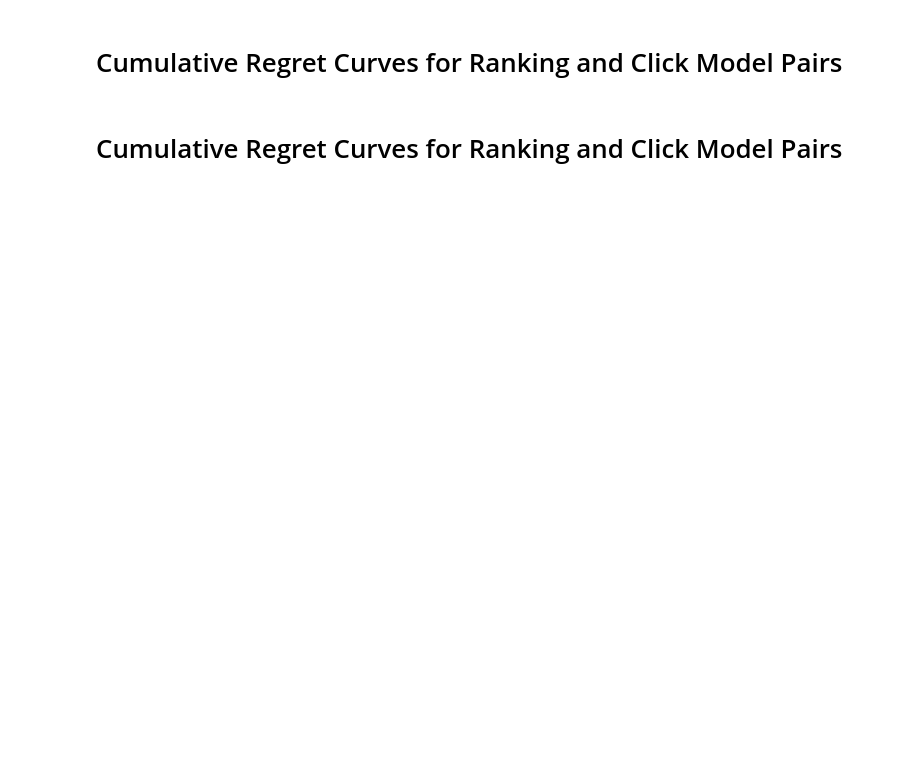
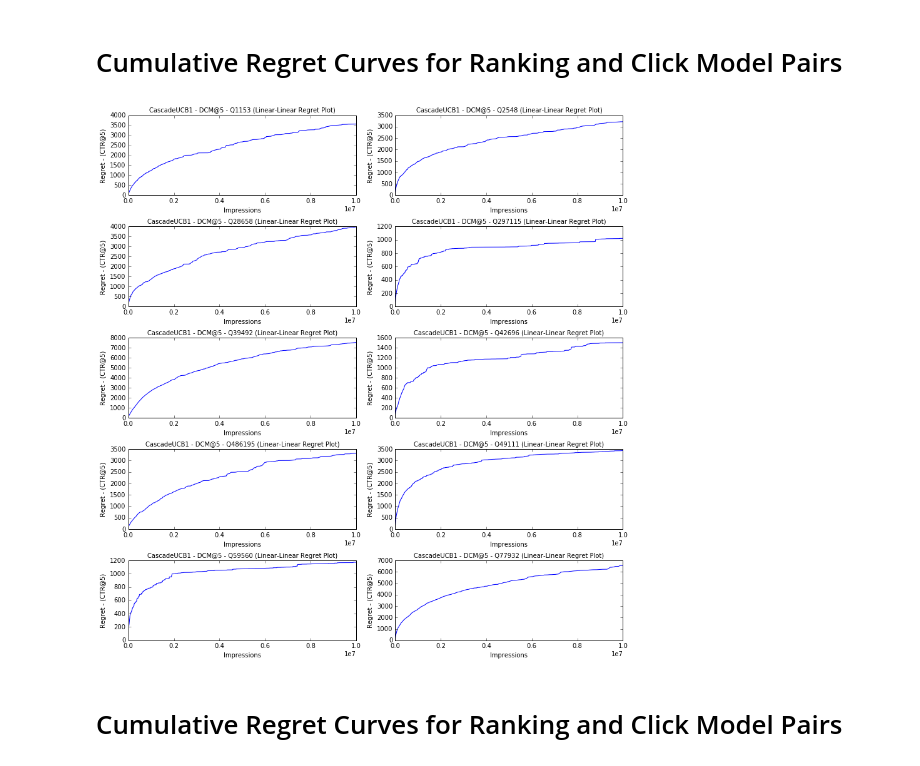
Before and after one commit to changlicn/PyClickLambdas, a Jupyter notebook: scripts/RankingBanditRegretVisualization.ipynb, the cells around one changed output. Drawn from its saved outputs; the diff is of its cells as text; code cells hidden in the pictures; blank space fills up the shorter version.

Commit message:
Updated the plots.

```diff
--- a/scripts/RankingBanditRegretVisualization.ipynb
+++ b/scripts/RankingBanditRegretVisualization.ipynb
@@ -136,34 +136,40 @@ def show_regrets_widget():
 
         for ax, info, regret in zip(axes, specs, regrets):
             plot_regret_curves(ax, info, regret, xscale=xscale, yscale=yscale)
+
+        if len(specs) > 1 and len(specs) % 2 == 1:
+            axes[-1].axis('off')
+
         plt.tight_layout()
         plt.show()
 
     for root, dirs, files in os.walk("experiments", topdown=True):
         for fn in files:
             if fn.endswith('.nfo'):
                 fp = os.path.join(root, fn)
                 experiment_filepaths.append(fp)
                 with open(fp) as ifile:
                     experiment_specs.append(pickle.load(ifile))
 
     ranking_model_names = set([spec['ranking_model'].getName() for spec in experiment_specs])
     click_model_names = set([spec['click_model'].getName() for spec in experiment_specs])
 
     rmdd = Select(options=list(ranking_model_names), description='Ranking Model:', width='150px')
     cmdd = Select(options=list(click_model_names), description='Click Model:', width='75px')
     xsdd = Select(options=['linear', 'sqrt', 'log'], description='X Scale:', width='100px', height='65px')
     ysdd = Select(options=['linear', 'sqrt', 'log'], description='Y Scale:', width='100px', height='65px')
 
     controls = HBox([rmdd, cmdd, xsdd, ysdd])
     backend = interactive(show_regrets, ranking_model_name=rmdd, click_model_name=cmdd,
                           xscale=xsdd, yscale=ysdd)
 
     controls.on_displayed(lambda _: show_regrets(rmdd.value, cmdd.value, xsdd.value, ysdd.value))
 
     display(controls)
 
 show_regrets_widget()
+# %% [output]
+[figure, added]
 # %% [markdown]
 # Cumulative Regret Curves for Ranking and Click Model Pairs
 # %%
```
Also changed, not shown: parts of 3 cells of this notebook.
